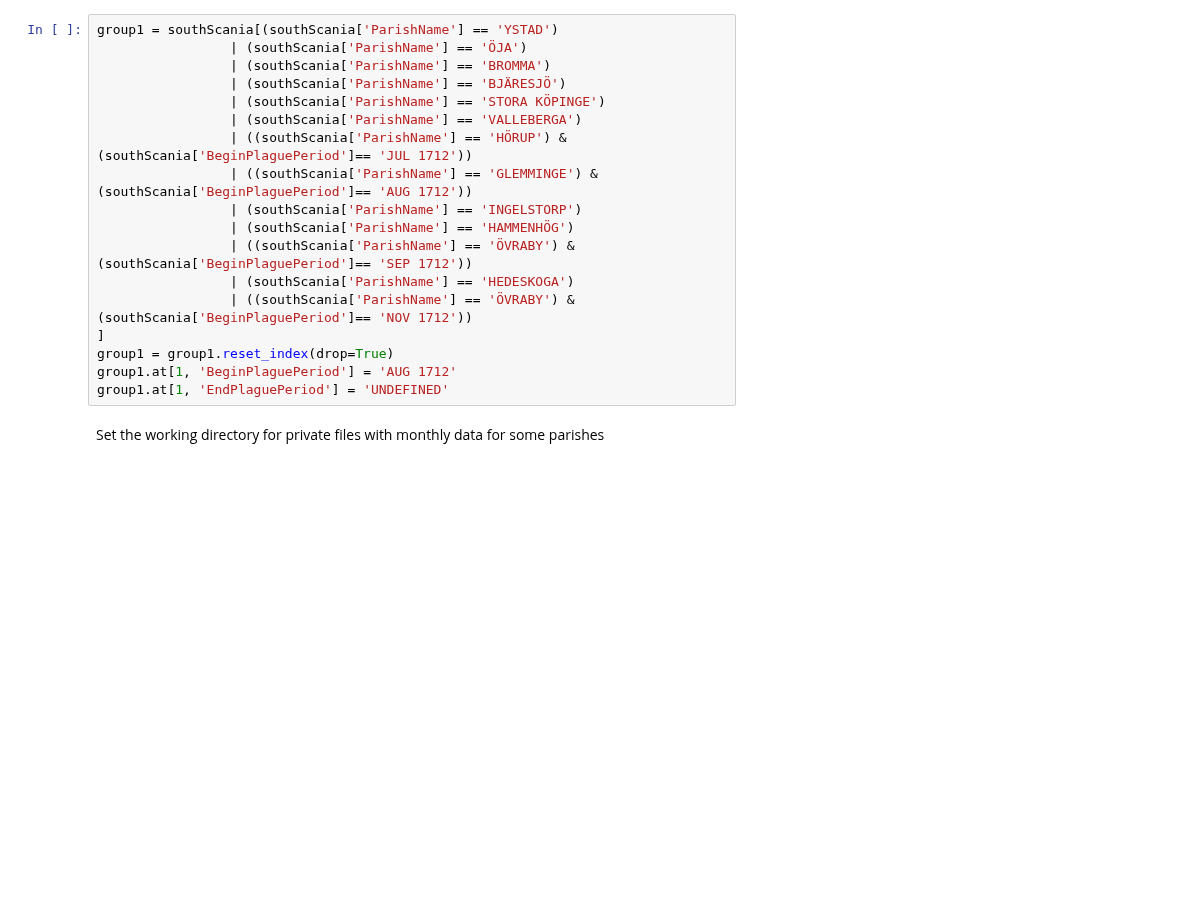
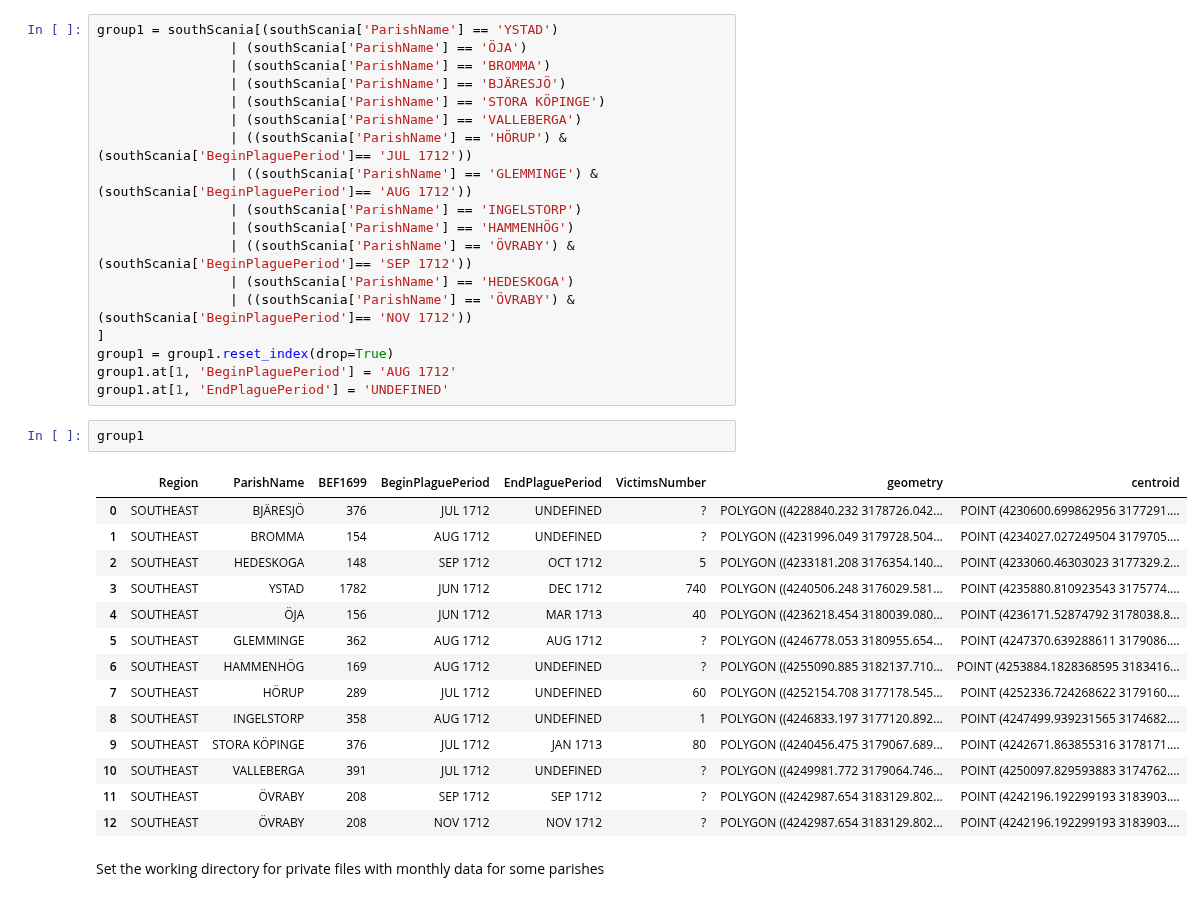
Before and after one commit to polislizarralde/PythonMathematicalModeling, a Jupyter notebook: docs/PlagueProject/FittingSeasonMetapopModelPlague.ipynb, the cells around one changed output. Saved outputs shown, nothing was run; the diff lists cells and outputs as text; blank space fills up the shorter version.

```diff
--- a/docs/PlagueProject/FittingSeasonMetapopModelPlague.ipynb
+++ b/docs/PlagueProject/FittingSeasonMetapopModelPlague.ipynb
@@ -96,6 +96,23 @@ group1 = southScania[(southScania['ParishName'] == 'YSTAD')
 group1 = group1.reset_index(drop=True)
 group1.at[1, 'BeginPlaguePeriod'] = 'AUG 1712'
 group1.at[1, 'EndPlaguePeriod'] = 'UNDEFINED'
+# %%
+group1
+# %% [output]
+|  | Region | ParishName | BEF1699 | BeginPlaguePeriod | EndPlaguePeriod | VictimsNumber | geometry | centroid |
+| 0 | SOUTHEAST | BJÄRESJÖ | 376 | JUL 1712 | UNDEFINED | ? | POLYGON ((4228840.232 3178726.042... | POINT (4230600.699862956 3177291.... |
+| 1 | SOUTHEAST | BROMMA | 154 | AUG 1712 | UNDEFINED | ? | POLYGON ((4231996.049 3179728.504... | POINT (4234027.027249504 3179705.... |
+| 2 | SOUTHEAST | HEDESKOGA | 148 | SEP 1712 | OCT 1712 | 5 | POLYGON ((4233181.208 3176354.140... | POINT (4233060.46303023 3177329.2... |
+| 3 | SOUTHEAST | YSTAD | 1782 | JUN 1712 | DEC 1712 | 740 | POLYGON ((4240506.248 3176029.581... | POINT (4235880.810923543 3175774.... |
+| 4 | SOUTHEAST | ÖJA | 156 | JUN 1712 | MAR 1713 | 40 | POLYGON ((4236218.454 3180039.080... | POINT (4236171.52874792 3178038.8... |
+| 5 | SOUTHEAST | GLEMMINGE | 362 | AUG 1712 | AUG 1712 | ? | POLYGON ((4246778.053 3180955.654... | POINT (4247370.639288611 3179086.... |
+| 6 | SOUTHEAST | HAMMENHÖG | 169 | AUG 1712 | UNDEFINED | ? | POLYGON ((4255090.885 3182137.710... | POINT (4253884.1828368595 3183416... |
+| 7 | SOUTHEAST | HÖRUP | 289 | JUL 1712 | UNDEFINED | 60 | POLYGON ((4252154.708 3177178.545... | POINT (4252336.724268622 3179160.... |
+| 8 | SOUTHEAST | INGELSTORP | 358 | AUG 1712 | UNDEFINED | 1 | POLYGON ((4246833.197 3177120.892... | POINT (4247499.939231565 3174682.... |
+| 9 | SOUTHEAST | STORA KÖPINGE | 376 | JUL 1712 | JAN 1713 | 80 | POLYGON ((4240456.475 3179067.689... | POINT (4242671.863855316 3178171.... |
+| 10 | SOUTHEAST | VALLEBERGA | 391 | JUL 1712 | UNDEFINED | ? | POLYGON ((4249981.772 3179064.746... | POINT (4250097.829593883 3174762.... |
+| 11 | SOUTHEAST | ÖVRABY | 208 | SEP 1712 | SEP 1712 | ? | POLYGON ((4242987.654 3183129.802... | POINT (4242196.192299193 3183903.... |
+| 12 | SOUTHEAST | ÖVRABY | 208 | NOV 1712 | NOV 1712 | ? | POLYGON ((4242987.654 3183129.802... | POINT (4242196.192299193 3183903.... |
 # %% [markdown]
 Set the working directory for private files with monthly data for some parishes
 # %%
```
Also changed, not shown: parts of 16 cells of this notebook.
